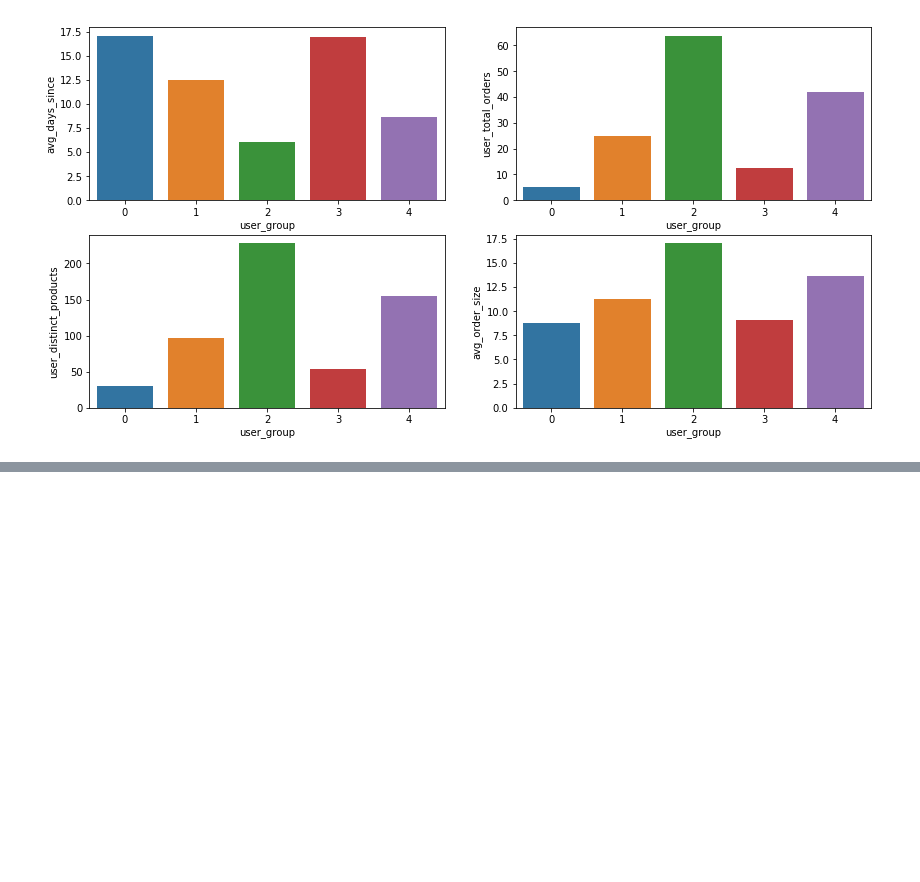
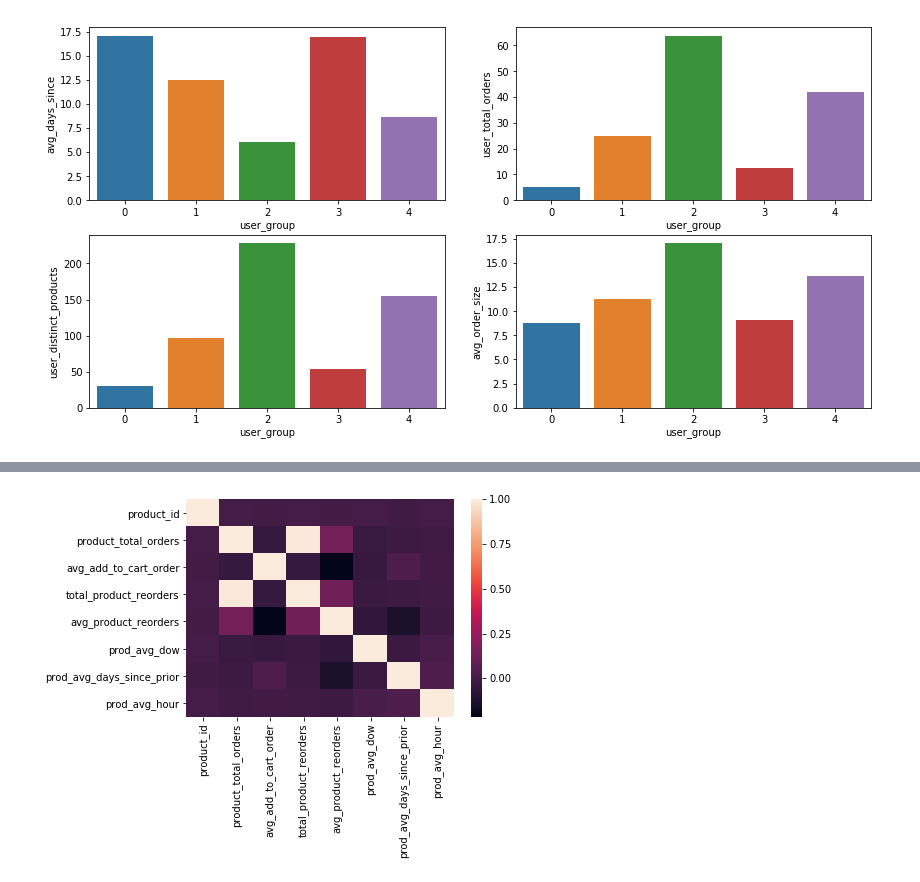
Before and after one commit to valfehr/Instacart, a Jupyter notebook: Untitled.ipynb, the cells around one changed output, grey strips where cells are left out. Cells and saved outputs as stored; diff of their text form; code cells hidden in the pictures; blank space fills up the shorter version.

```diff
--- a/Untitled.ipynb
+++ b/Untitled.ipynb
@@ -343,10 +337,10 @@ product_features = pd.concat([
     prior.groupby("product_id")['order_id'].count().rename('product_total_orders'),
     prior.groupby("product_id")['add_to_cart_order'].mean().rename('avg_add_to_cart_order'),
     prior.groupby("product_id")['reordered'].sum().rename('total_product_reorders'),
+    prior.groupby("product_id")['reordered'].mean().rename('avg_product_reorders'),
     prior.groupby("product_id")['order_dow'].mean().rename('prod_avg_dow'),
+    prior.groupby("product_id")['days_since_prior_order'].mean().rename('prod_avg_days_since_prior'),
     prior.groupby("product_id")['order_hour_of_day'].mean().rename('prod_avg_hour')
 ], axis=1).reset_index()
-# %%
-product_features['reorder_ratio'] = product_features.total_product_reorders * 100 / product_features.product_total_orders
 # %%
 product_features.head()
@@ -352,0 +354,4 @@ product_features.head()
+# %%
+sns.heatmap(product_features.corr());
+# %% [output]
+[figure, added]
```
Also changed, not shown: parts of 64 cells of this notebook.
